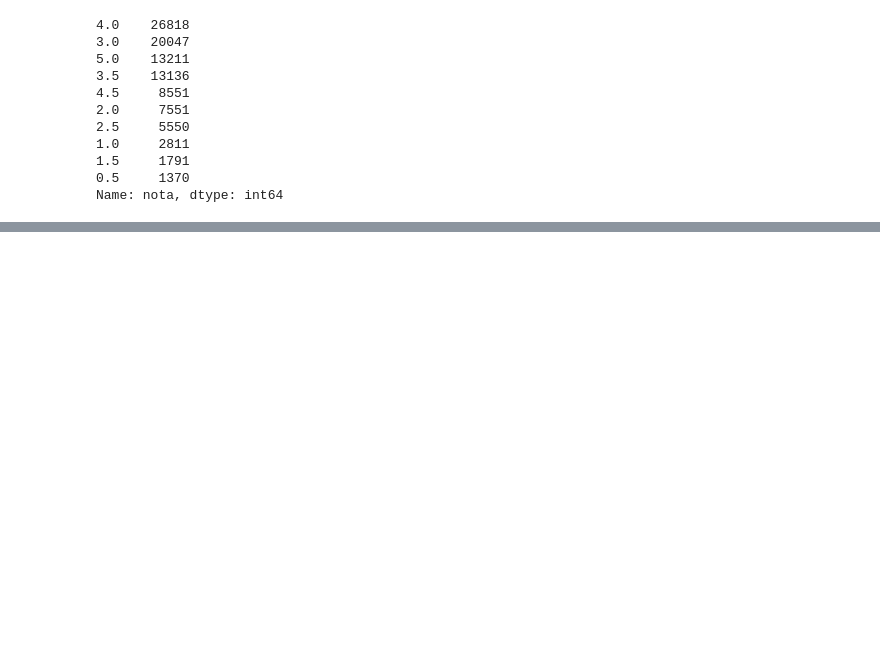
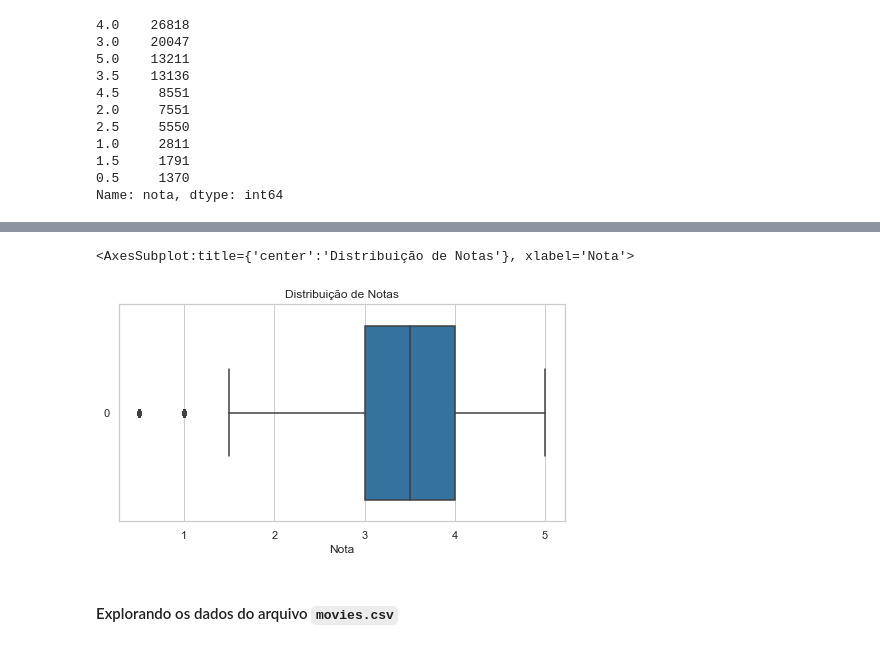
Before and after one commit to juancostaa/Alura-Data-Science-Studies, a Jupyter notebook: introducao-a-data-science-aula0/Alura-DataScience.ipynb, the cells around one changed output, grey strips where cells are left out. Cells and saved outputs as stored; diff of their text form; code cells hidden in the pictures; blank space fills up the shorter version.

```diff
--- a/introducao-a-data-science-aula0/Alura-DataScience.ipynb
+++ b/introducao-a-data-science-aula0/Alura-DataScience.ipynb
@@ -68,0 +108,12 @@ ratings['nota'].mean()
+# %%
+sns.set_style("whitegrid")
+sns.set_context("notebook")
+plt.figure(figsize=(8,4))
+plt.title("Distribuição de Notas")
+plt.xlabel("Nota")
+sns.boxplot(data=ratings['nota'], orient='h', saturation=0.7)
+# %% [output]
+<AxesSubplot:title={'center':'Distribuição de Notas'}, xlabel='Nota'>
+[figure, added]
+# %% [markdown]
+#### Explorando os dados do arquivo `movies.csv`
```
Also changed, not shown: parts of 18 cells of this notebook.
